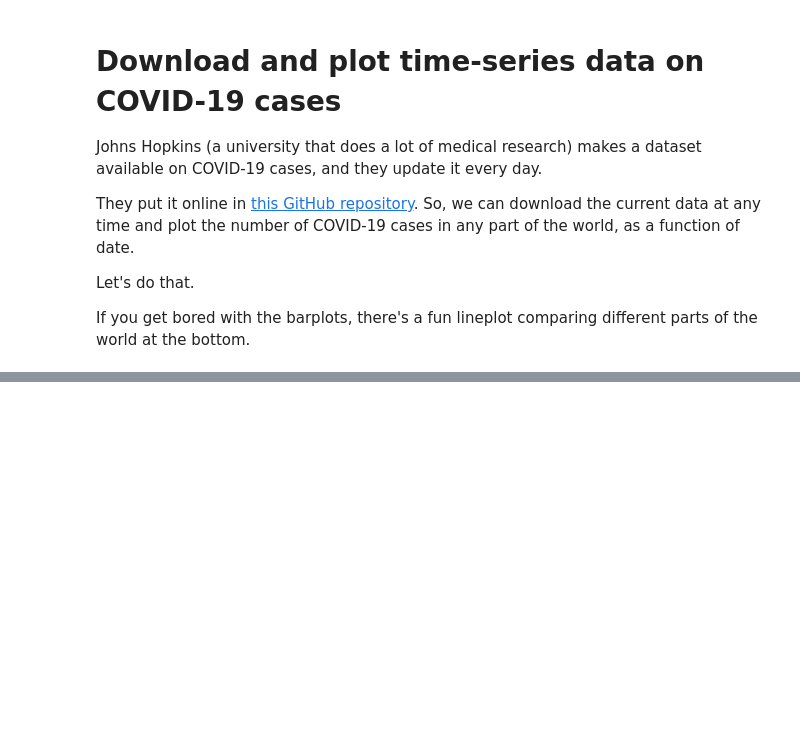
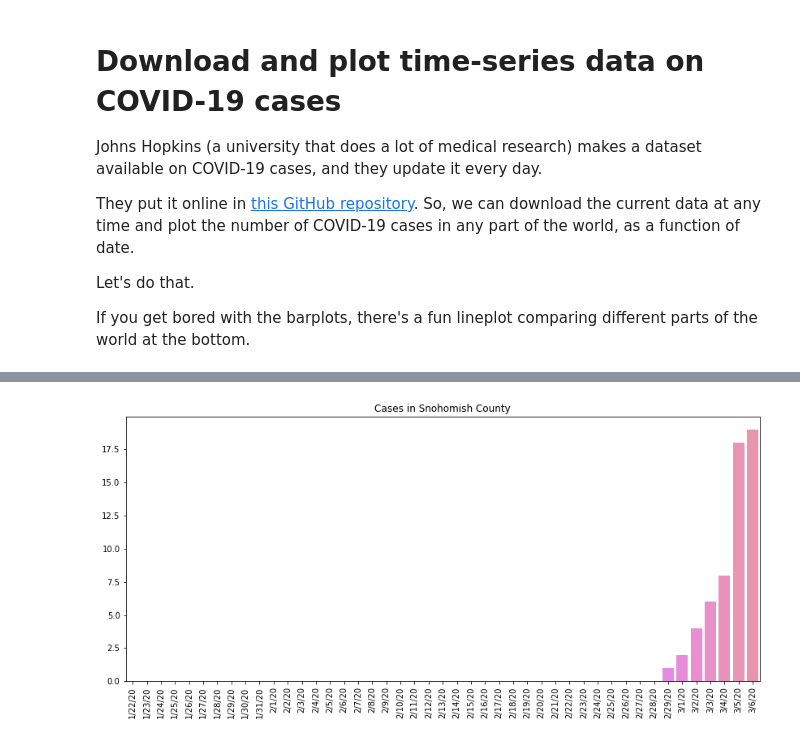
Before and after one commit to dhmay/pyscarelet, a Jupyter notebook: notebooks/explore_covid.ipynb, the cells around one changed output, grey strips where cells are left out. Drawn from its saved outputs; the diff is of its cells as text; code cells hidden in the pictures; blank space fills up the shorter version.

Commit message:
added snohomish

```diff
--- a/notebooks/explore_covid.ipynb
+++ b/notebooks/explore_covid.ipynb
@@ -95,3 +95,8 @@ plot_casecount_by_date(df_kingcounty, "Cases in King County")
+# %%
+df_snohomishcounty = df_timeseries[df_timeseries['Province/State'] == 'Snohomish County, WA']
+plot_casecount_by_date(df_snohomishcounty, "Cases in Snohomish County")
+# %% [output]
+[figure, added]
 # %%
 # to plot the cases in China, give our function all the rows
 # where Country/Region is Mainland China
```
Also changed, not shown: parts of 11 cells of this notebook.
